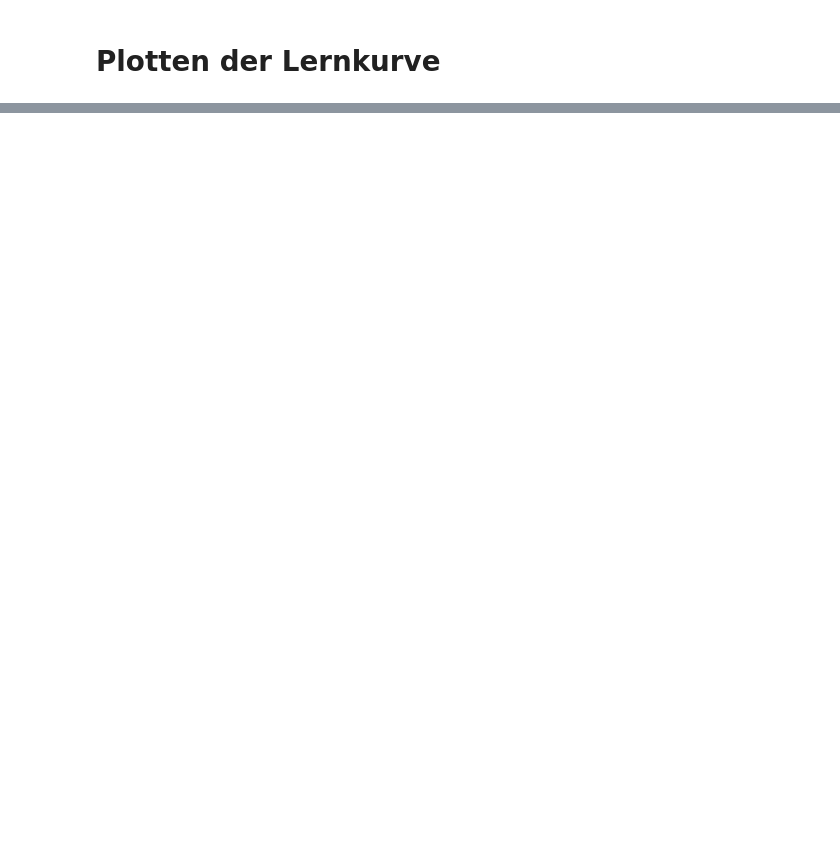
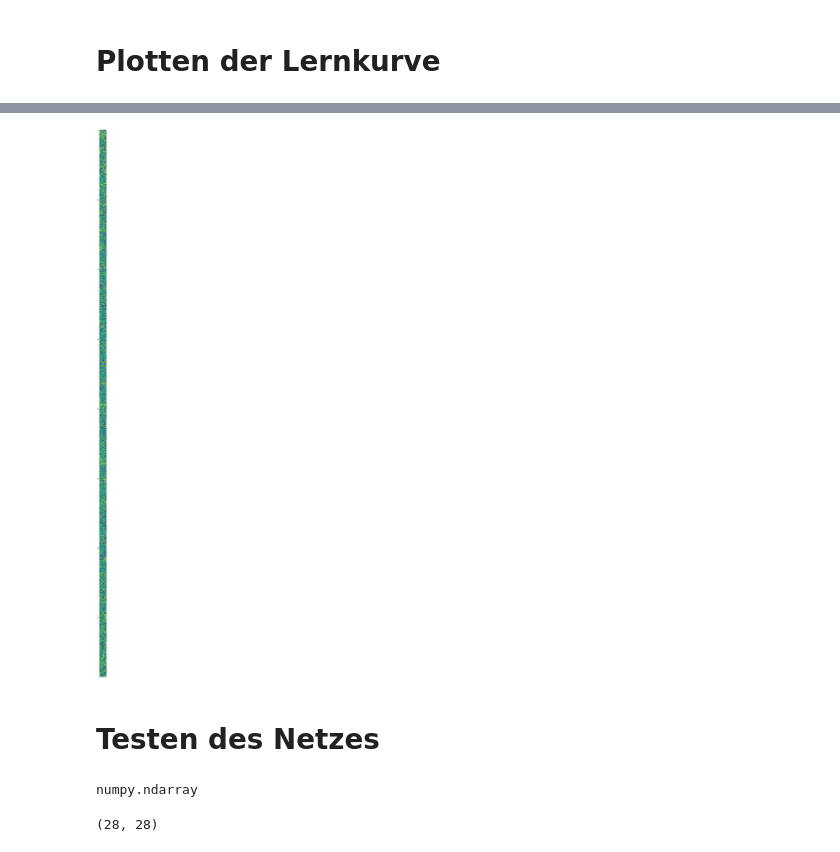
Before and after one commit to juebrauer/course_deep_learning, a Jupyter notebook: 13_perceptron_in_python.ipynb, the cells around one changed output, grey strips where cells are left out. Saved outputs shown, nothing was run; the diff lists cells and outputs as text; code cells hidden in the pictures; blank space fills up the shorter version.

```diff
--- a/13_perceptron_in_python.ipynb
+++ b/13_perceptron_in_python.ipynb
@@ -559,0 +602,6 @@ plt.show()
+# %%
+# jetzt wird die Gewichtsmatrix W wiederhergestellt
+import pickle
+fname = "perceptron_100000_training_steps.pkl"
+fobj = open(fname, "rb")
+W = pickle.load(fobj)
@@ -559,0 +628,9 @@ plt.show()
+# %%
+from matplotlib import pyplot as plt
+plt.figure(figsize=(10,100))
+plt.imshow(W)
+plt.show()
+# %% [output]
+[figure, added]
+# %% [markdown]
+# Testen des Netzes
@@ -559,0 +642,8 @@ plt.show()
+# %%
+type(testbild)
+# %% [output]
+numpy.ndarray
+# %%
+testbild.shape
+# %% [output]
+(28, 28)
```
Also changed, not shown: parts of 27 cells of this notebook, 1 other file.
